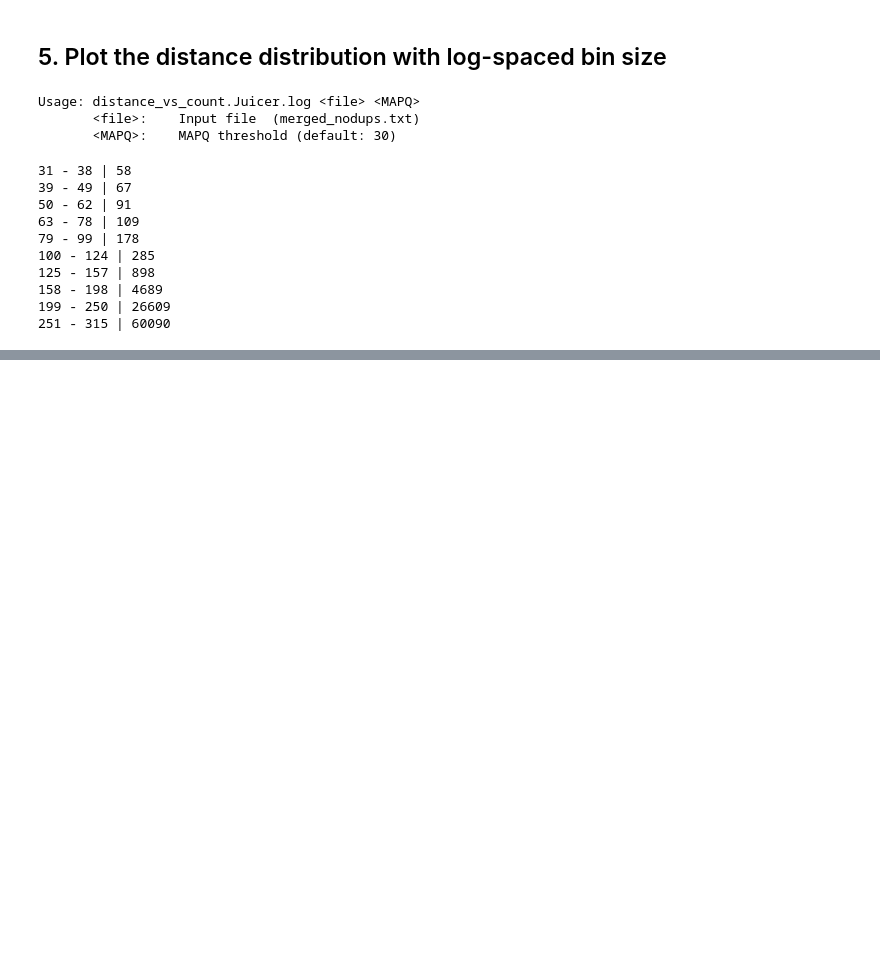
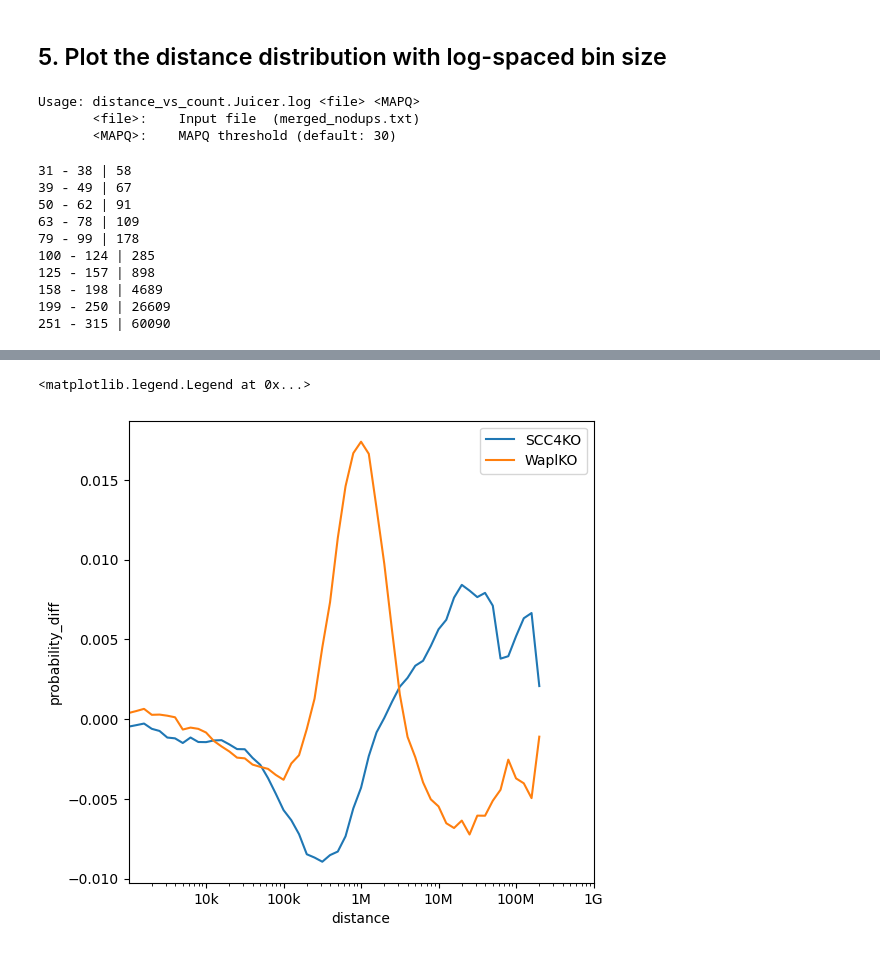
Before and after one commit to rnakato/Springer_contact_distance_plot, a Jupyter notebook: Springer_contact_distance_plot.ipynb, the cells around one changed output, grey strips where cells are left out. Saved outputs shown, nothing was run; the diff lists cells and outputs as text; code cells hidden in the pictures; blank space fills up the shorter version.

```diff
--- a/Springer_contact_distance_plot.ipynb
+++ b/Springer_contact_distance_plot.ipynb
@@ -278,6 +294,7 @@ Usage: distance_vs_count.Juicer.log <file> <MAPQ>
 # %%
 df_Control = get_distancedata('HAP1-A.distance.log.txt')
 df_SCC4KO = get_distancedata('SCC4KO-A.distance.log.txt')
+df_WaplKO = get_distancedata('WaplKO_3.3-A.distance.log.txt')
 # %%
 plt.figure(figsize=(6, 6))
 sns.lineplot(data=df_Control, x='distance', y='probability', label="Control")
@@ -296,0 +317,4 @@ plt.legend()
+# %%
+df_SCC4KO['probability_diff'] = df_SCC4KO['probability'] - df_Control['probability']
+df_WaplKO['probability_diff'] = df_WaplKO['probability'] - df_Control['probability']
+df_SCC4KO.head()
@@ -296,0 +328,15 @@ plt.legend()
+# %%
+plt.figure(figsize=(6, 6))
+sns.lineplot(data=df_SCC4KO, x='distance', y='probability_diff', label="SCC4KO")
+sns.lineplot(data=df_WaplKO, x='distance', y='probability_diff', label="WaplKO")
+
+plt.xscale('log')
+
+plt.xticks([10000, 100000, 1000000, 10000000, 100000000, 1000000000],
+           ['10k', '100k', '1M', '10M', '100M', '1G'])
+
+plt.xlim([1000, 1000000000])
+plt.legend()
+# %% [output]
+<matplotlib.legend.Legend at 0x...>
+[figure, added]
```
Also changed, not shown: parts of 18 cells of this notebook.
